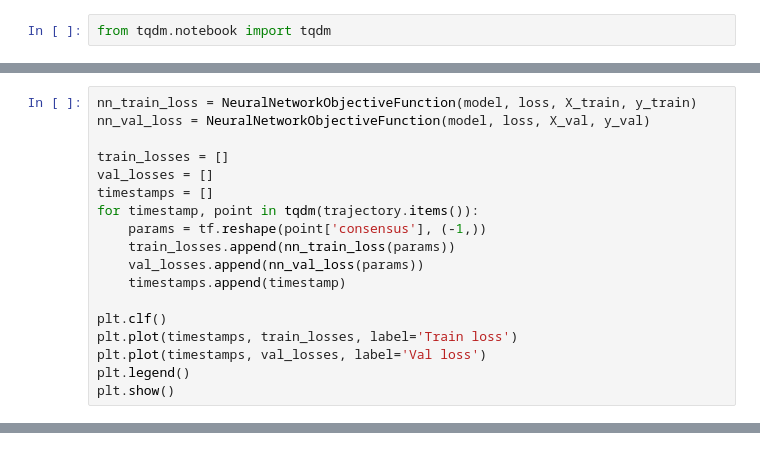
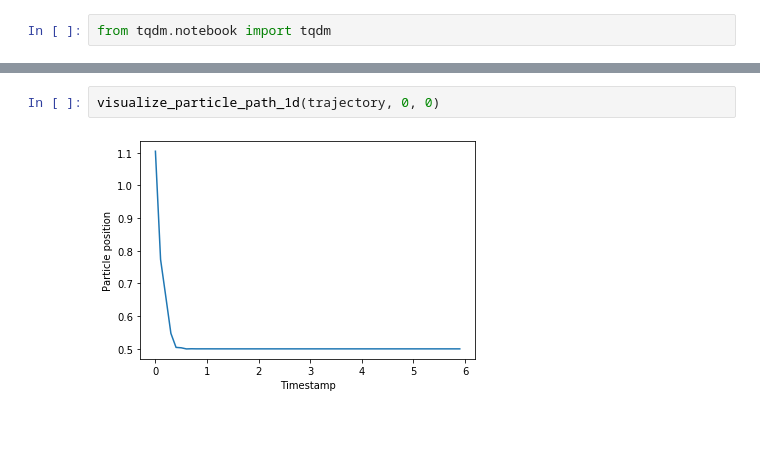
Before and after one commit to Igor-Tukh/cbo-in-python, a Jupyter notebook: notebooks/mnist.ipynb, the cells around one changed output, grey strips where cells are left out. Drawn from its saved outputs; the diff is of its cells as text.

```diff
--- a/notebooks/mnist.ipynb
+++ b/notebooks/mnist.ipynb
@@ -73,18 +86,0 @@ Timestamp: 18.0, loss: 6.37419319152832, validation loss: 6.288544178009033
-# %%
-nn_train_loss = NeuralNetworkObjectiveFunction(model, loss, X_train, y_train)
-nn_val_loss = NeuralNetworkObjectiveFunction(model, loss, X_val, y_val)
-
-train_losses = []
-val_losses = []
-timestamps = []
-for timestamp, point in tqdm(trajectory.items()):
-    params = tf.reshape(point['consensus'], (-1,))
-    train_losses.append(nn_train_loss(params))
-    val_losses.append(nn_val_loss(params))
-    timestamps.append(timestamp)
-
-plt.clf()
-plt.plot(timestamps, train_losses, label='Train loss')
-plt.plot(timestamps, val_losses, label='Val loss')
-plt.legend()
-plt.show()
@@ -92,0 +164,4 @@ plt.show()
+# %%
+visualize_particle_path_1d(trajectory, 0, 0)
+# %% [output]
+[figure, added]
```
Also changed, not shown: parts of 32 cells of this notebook, 1 other file.
